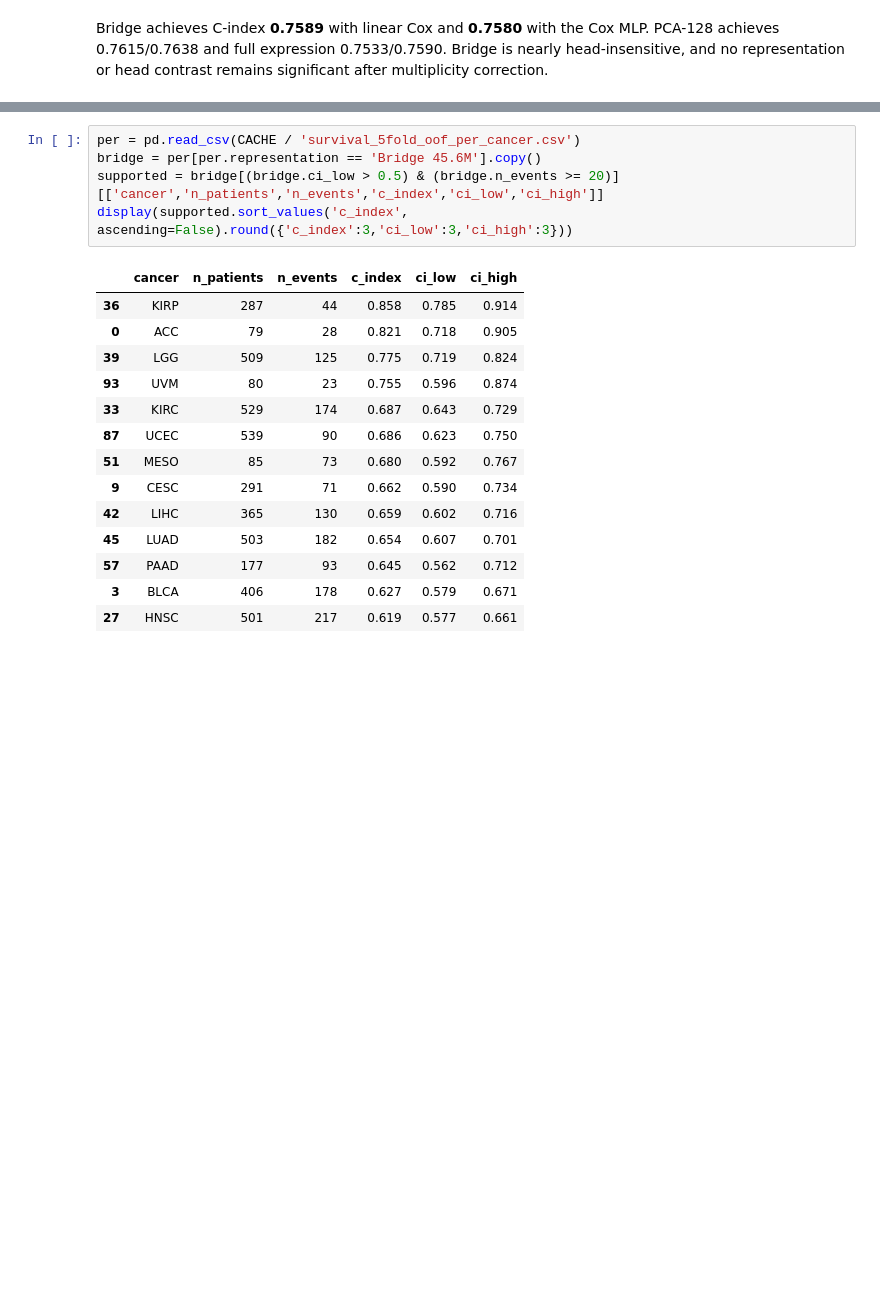
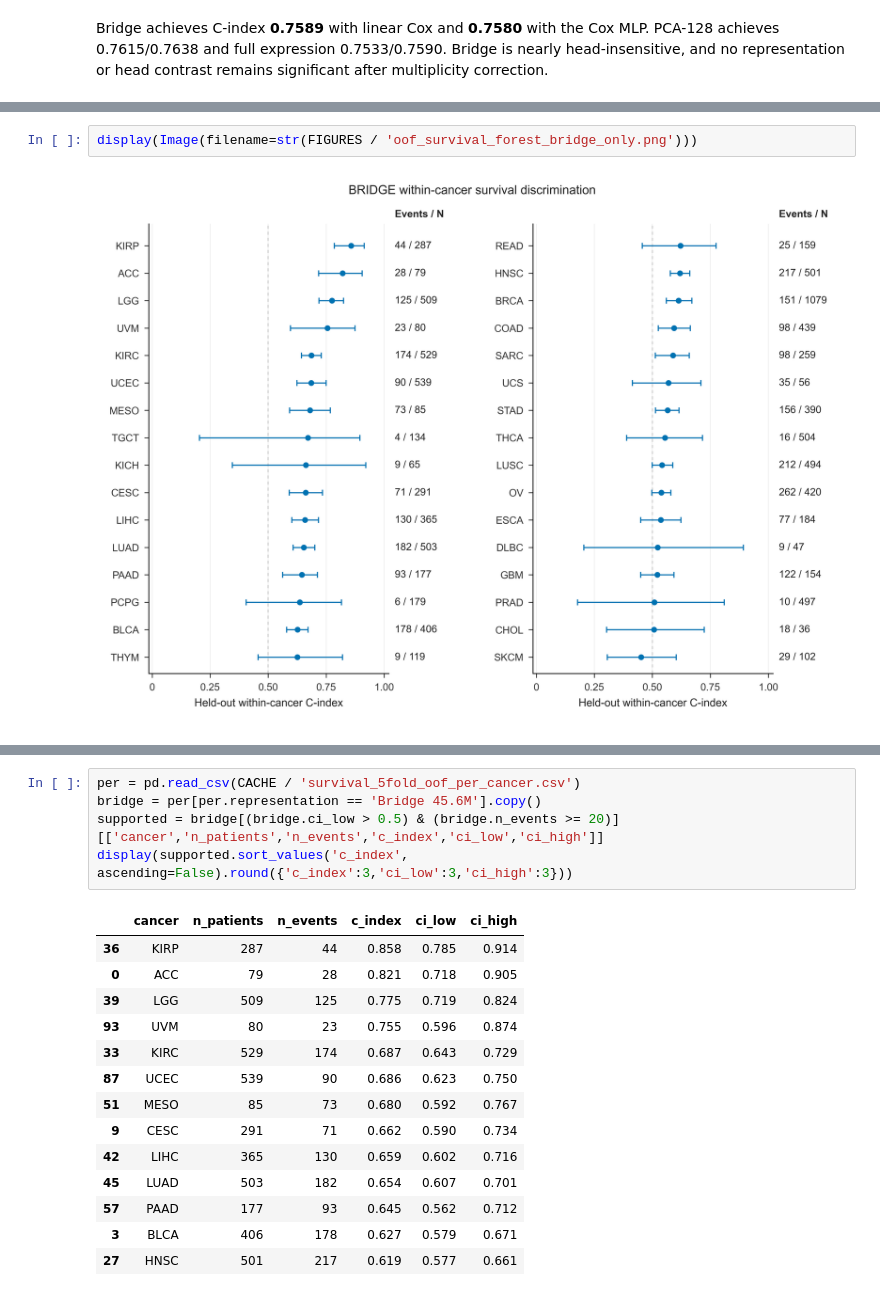
Before and after one commit to alwalt/bridge-rna, a Jupyter notebook: benchmarks/cancer_survival/cancer_survival.ipynb, the cells around one changed output, grey strips where cells are left out. Cells and saved outputs as stored; diff of their text form; blank space fills up the shorter version.

```diff
--- a/benchmarks/cancer_survival/cancer_survival.ipynb
+++ b/benchmarks/cancer_survival/cancer_survival.ipynb
@@ -51,0 +58,4 @@ display(Image(filename=str(FIGURES / 'oof_survival_forest.png')))
+# %%
+display(Image(filename=str(FIGURES / 'oof_survival_forest_bridge_only.png')))
+# %% [output]
+[figure, added]
```
Also changed, not shown: parts of 5 cells of this notebook, 51 other files.
